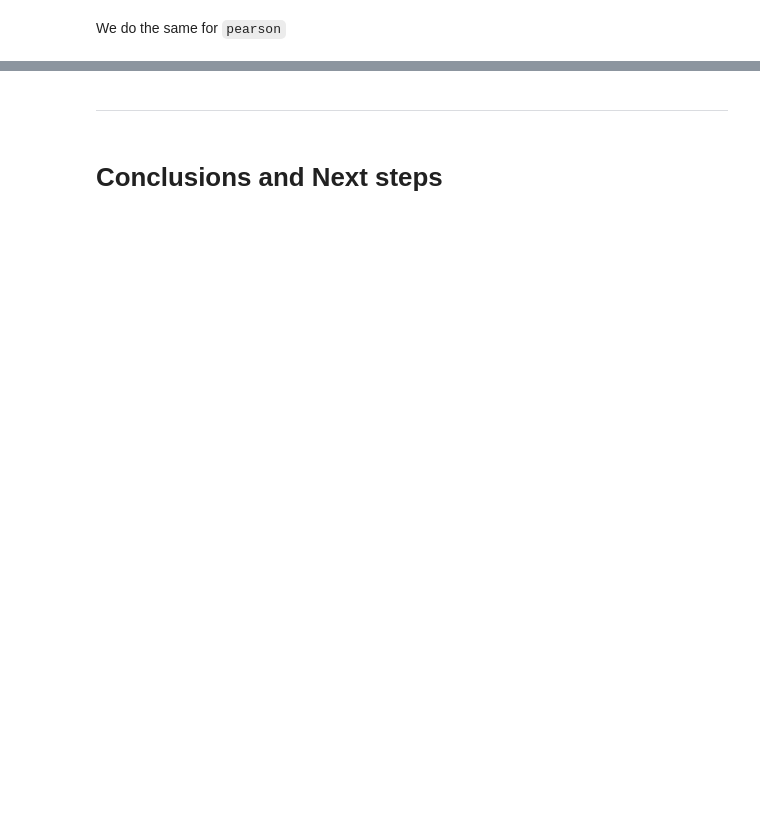
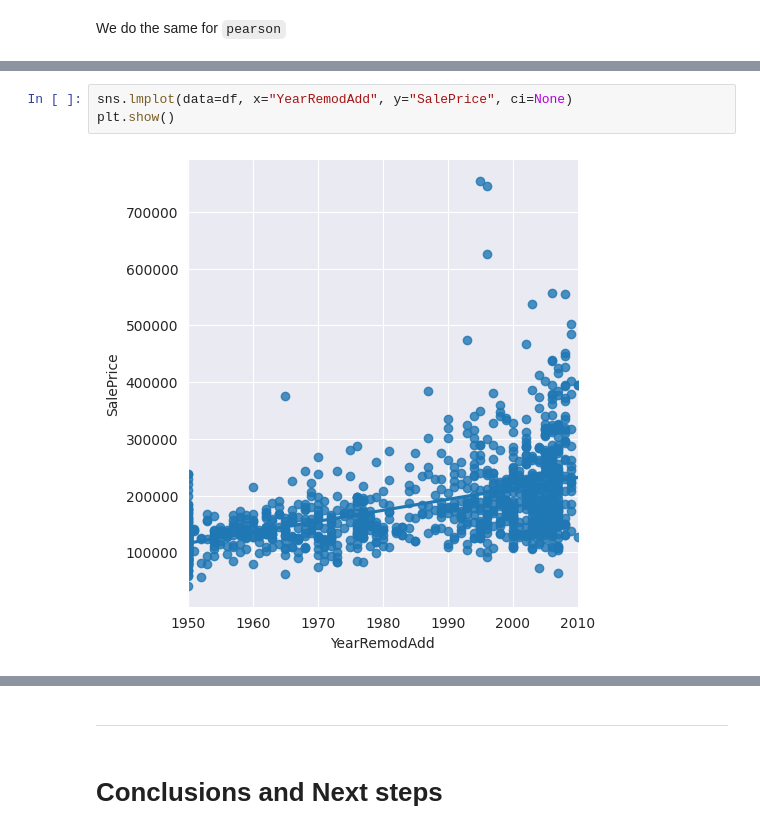
Before and after one commit to blackcatten/Heritage-Housing-Issues, a Jupyter notebook: jupyter_notebooks/02 - Churned Customer Study.ipynb, the cells around one changed output, grey strips where cells are left out. Saved outputs shown, nothing was run; the diff lists cells and outputs as text; blank space fills up the shorter version.

```diff
--- a/jupyter_notebooks/02 - Churned Customer Study.ipynb
+++ b/jupyter_notebooks/02 - Churned Customer Study.ipynb
@@ -184,0 +166,5 @@ fig.show(renderer='jupyterlab')
+# %%
+sns.lmplot(data=df, x="YearRemodAdd", y="SalePrice", ci=None)
+plt.show()
+# %% [output]
+[figure, added]
```
Also changed, not shown: parts of 42 cells of this notebook.
